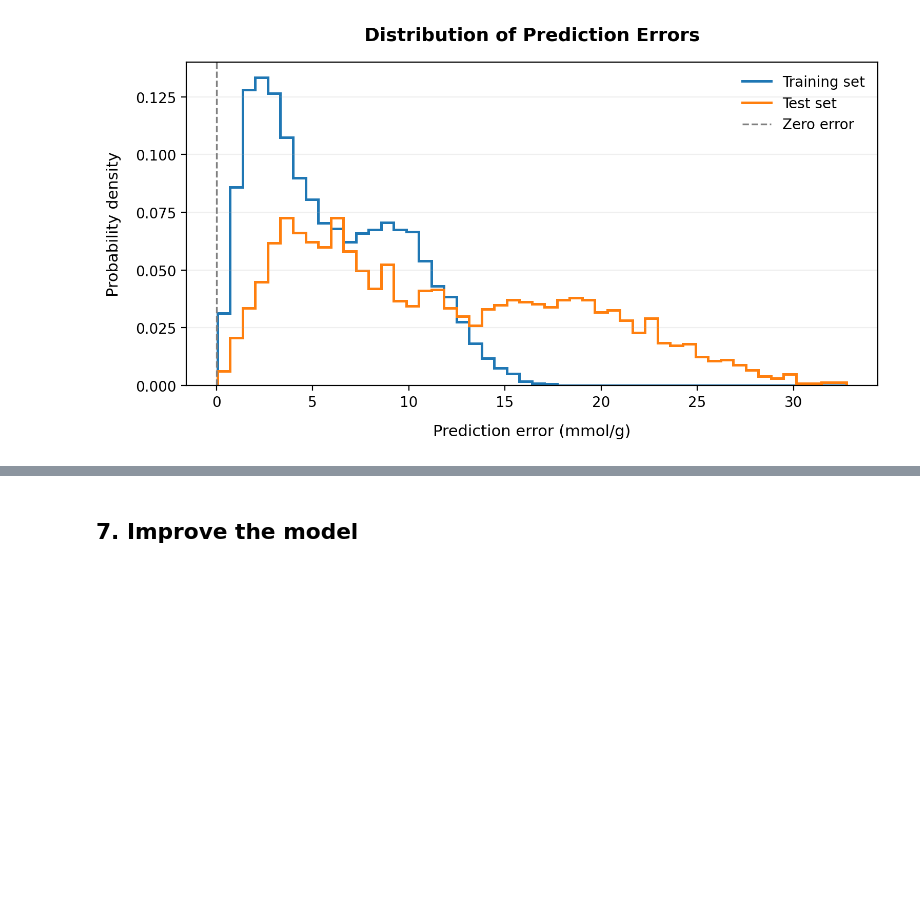
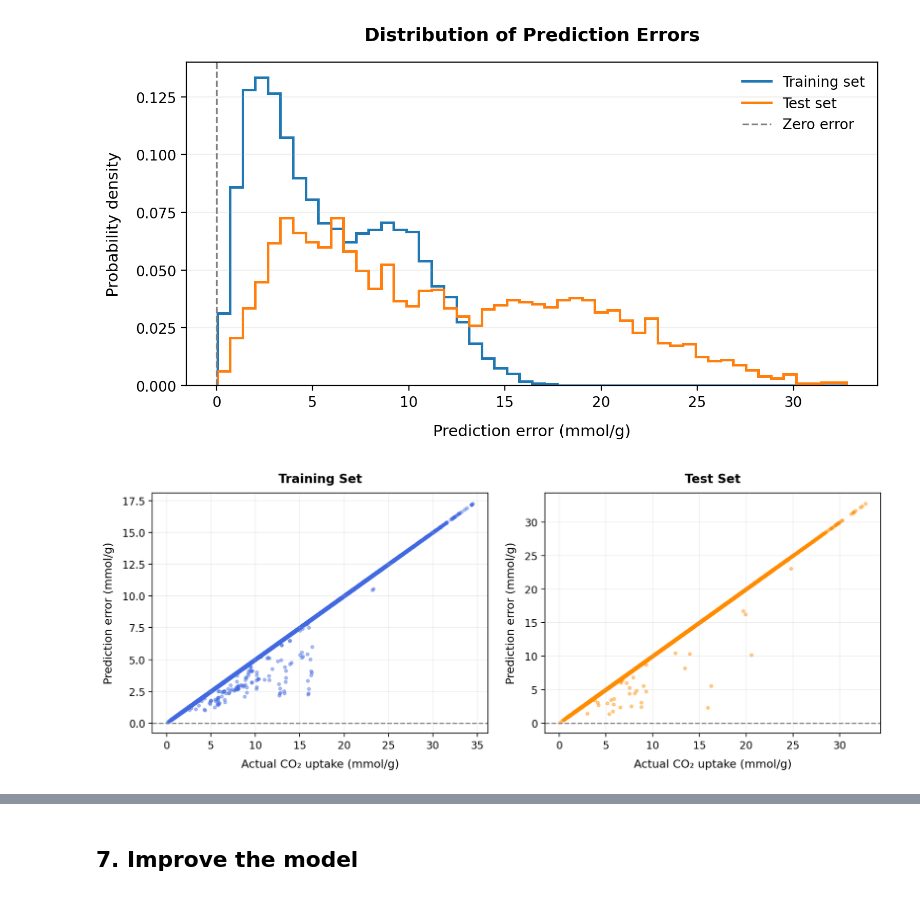
Before and after one commit to marouchkaheck/ml_project_ch315, a Jupyter notebook: groupL_block3_project.ipynb, the cells around one changed output, grey strips where cells are left out. Cells and saved outputs as stored; diff of their text form; code cells hidden in the pictures; blank space fills up the shorter version.

```diff
--- a/groupL_block3_project.ipynb
+++ b/groupL_block3_project.ipynb
@@ -1090,3 +1105,38 @@ plt.tight_layout()
 plt.show()
 # %% [output]
 [figure]
+# %%
+fig, axes = plt.subplots(1, 2, figsize=(11, 4.5))
+
+axes[0].scatter(
+    res_train["y true"],
+    res_train["error"],
+    s=8,
+    alpha=0.4,
+    color="royalblue"
+)
+axes[0].axhline(0, color="gray", linestyle="--", linewidth=1.2)
+axes[0].set_title("Training Set", fontsize=12, fontweight="bold", pad=10)
+axes[0].set_xlabel("Actual CO₂ uptake (mmol/g)", fontsize=11, labelpad=8)
+axes[0].set_ylabel("Prediction error (mmol/g)", fontsize=11, labelpad=8)
+axes[0].tick_params(axis="both", labelsize=10)
+axes[0].grid(alpha=0.2)
+
+axes[1].scatter(
+    res_test["y true"],
+    res_test["error"],
+    s=8,
+    alpha=0.4,
+    color="darkorange"
+)
+axes[1].axhline(0, color="gray", linestyle="--", linewidth=1.2)
+axes[1].set_title("Test Set", fontsize=12, fontweight="bold", pad=10)
+axes[1].set_xlabel("Actual CO₂ uptake (mmol/g)", fontsize=11, labelpad=8)
+axes[1].set_ylabel("Prediction error (mmol/g)", fontsize=11, labelpad=8)
+axes[1].tick_params(axis="both", labelsize=10)
+axes[1].grid(alpha=0.2)
+
+plt.tight_layout()
+plt.show()
+# %% [output]
+[figure, added]
```
Also changed, not shown: parts of 44 cells of this notebook.
